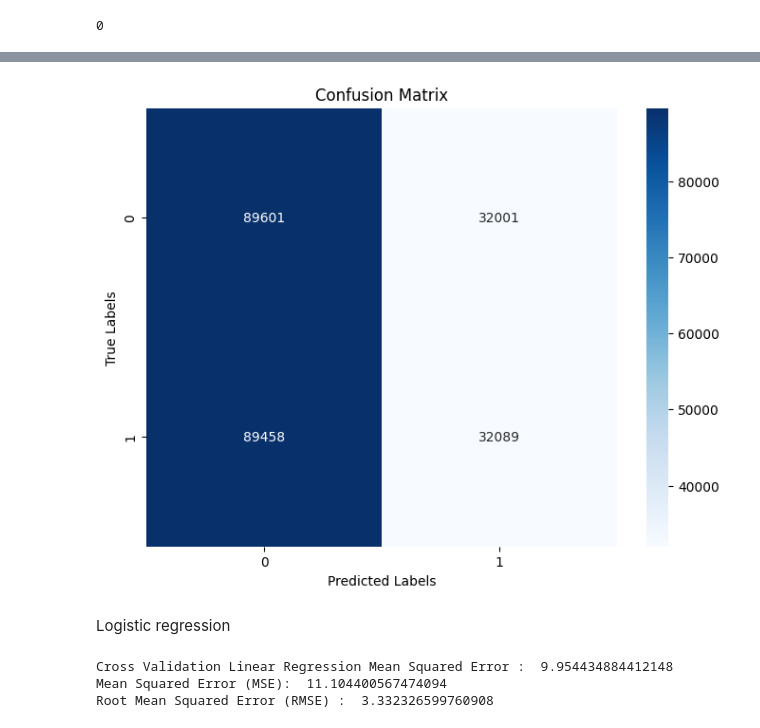
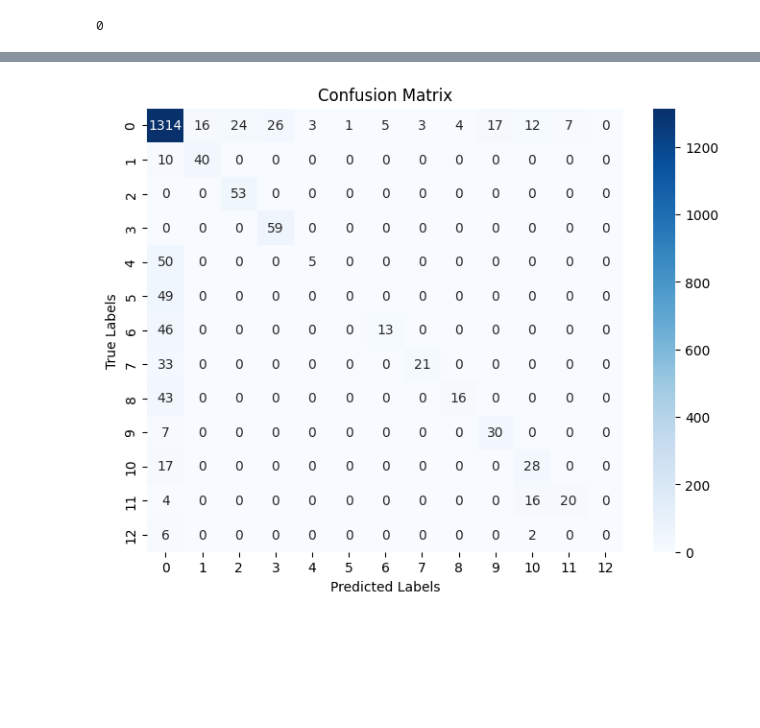
Before and after one commit to seifahmed2004/ML-Project, a Jupyter notebook: ML_project.ipynb, the cells around one changed output, grey strips where cells are left out. Drawn from its saved outputs; the diff is of its cells as text; code cells hidden in the pictures; blank space fills up the shorter version.

```diff
--- a/ML_project.ipynb
+++ b/ML_project.ipynb
@@ -442,4 +368,0 @@ plt.show()
-# %%
-y_pred = model.predict(X_test)
-y_pred_classes = np.argmax(y_pred, axis=1)
-conf_matrix = confusion_matrix(y_test, y_pred_classes)
@@ -522,3 +433,0 @@ LogisticRegression()
-# %%
-y_pred=clf.predict(X_test)
-y_pred
@@ -527,3 +433,0 @@ array([0, 0, 0, ..., 0, 0, 0])
-# %%
-y_test = np.random.randint(0, 2, 243149)
-print(accuracy_score(y_test,y_pred))
@@ -532,7 +433,0 @@ print(accuracy_score(y_test,y_pred))
-# %%
-# Convert labels to the same type if necessary
-y_test = y_test.astype(str)
-y_pred = y_pred.astype(str)
-
-# Now you can calculate the confusion matrix
-confusion_matrix(y_test, y_pred)
@@ -542,17 +471,12 @@ array([[61974, 60052],
 # %%
 from sklearn.metrics import confusion_matrix
-
-# Compute the confusion matrix
-cm = confusion_matrix(y_test, y_pred)
-
 # Plotting the confusion matrix as a heatmap
 plt.figure(figsize=(8, 6))
-sns.heatmap(cm, annot=True, cmap='Blues', fmt='d')
+sns.heatmap(confusion_matrix(y_test, y_pred)
+, annot=True, cmap='Blues', fmt='d')
 plt.xlabel('Predicted Labels')
 plt.ylabel('True Labels')
 plt.title('Confusion Matrix')
 plt.show()
 # %% [output]
-[figure, old version]
+[figure, new version]
-# %% [markdown]
-Logistic regression
@@ -595,23 +482,0 @@ X_test, y_test = X[100:], y[100:]
-# %%
-from sklearn.linear_model import LinearRegression
-from sklearn.metrics import mean_squared_error
-
-linear_reg = LinearRegression()
-
-linear_reg.fit(X_train_normalized , y_train)
-
-lin_reg_cv_scores = cross_val_score(linear_reg, X_train_normalized, y_train, cv=5, scoring='neg_mean_squared_error')
-
-
-lin_reg_y_pred = linear_reg.predict(X_test_normalized)
-lin_reg_mse = mean_squared_error(y_test, lin_reg_y_pred)
-lin_reg_rmse = np.sqrt(lin_reg_mse)
-
-
-print("Cross Validation Linear Regression Mean Squared Error : ", np.mean(np.abs(lin_reg_cv_scores)))
-print("Mean Squared Error (MSE): ", lin_reg_mse)
-print("Root Mean Squared Error (RMSE) : ", lin_reg_rmse)
-# %% [output]
-Cross Validation Linear Regression Mean Squared Error :  9.954434884412148
-Mean Squared Error (MSE):  11.104400567474094
-Root Mean Squared Error (RMSE) :  3.332326599760908
```
Also changed, not shown: parts of 81 cells of this notebook.
